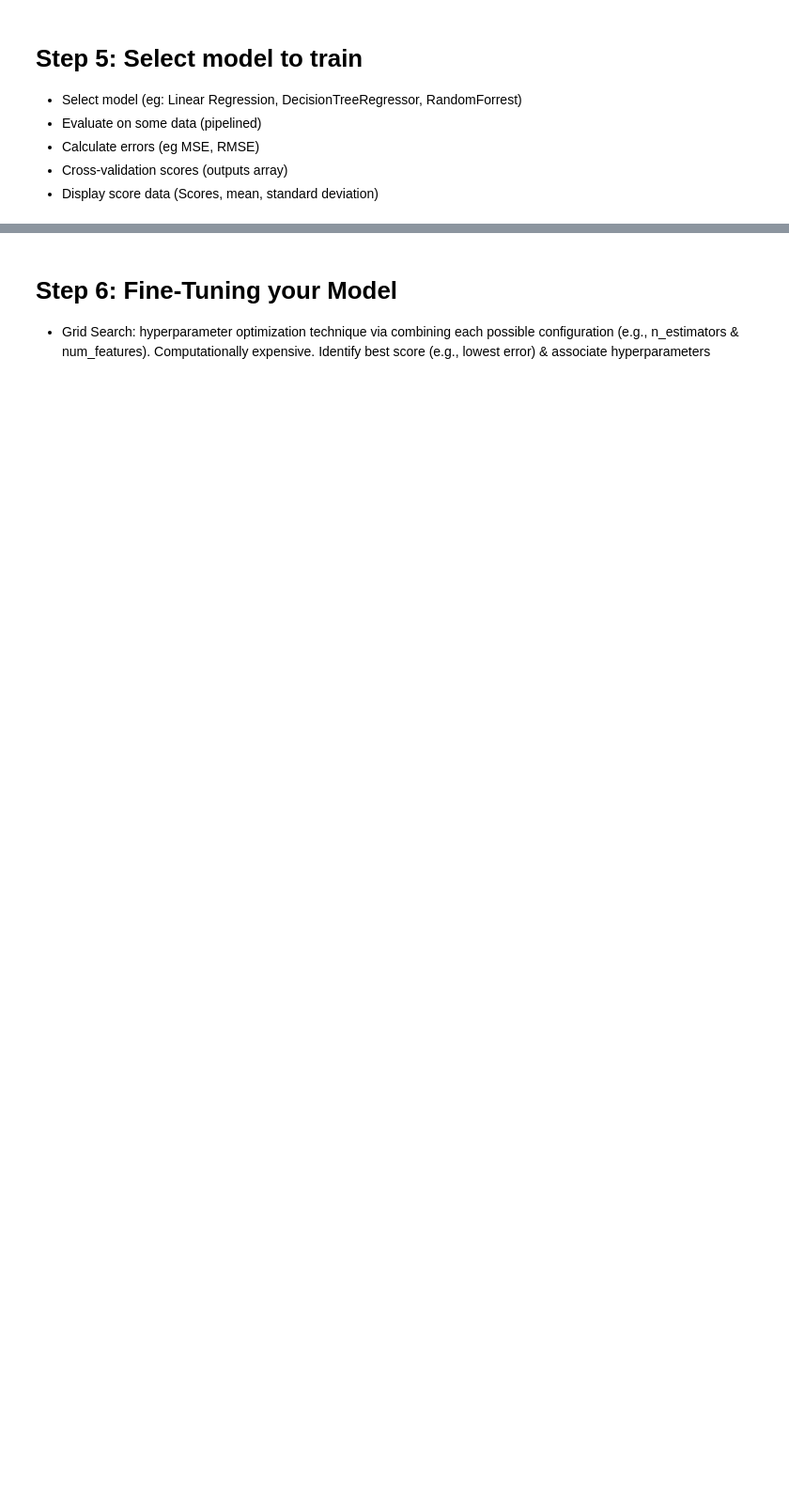
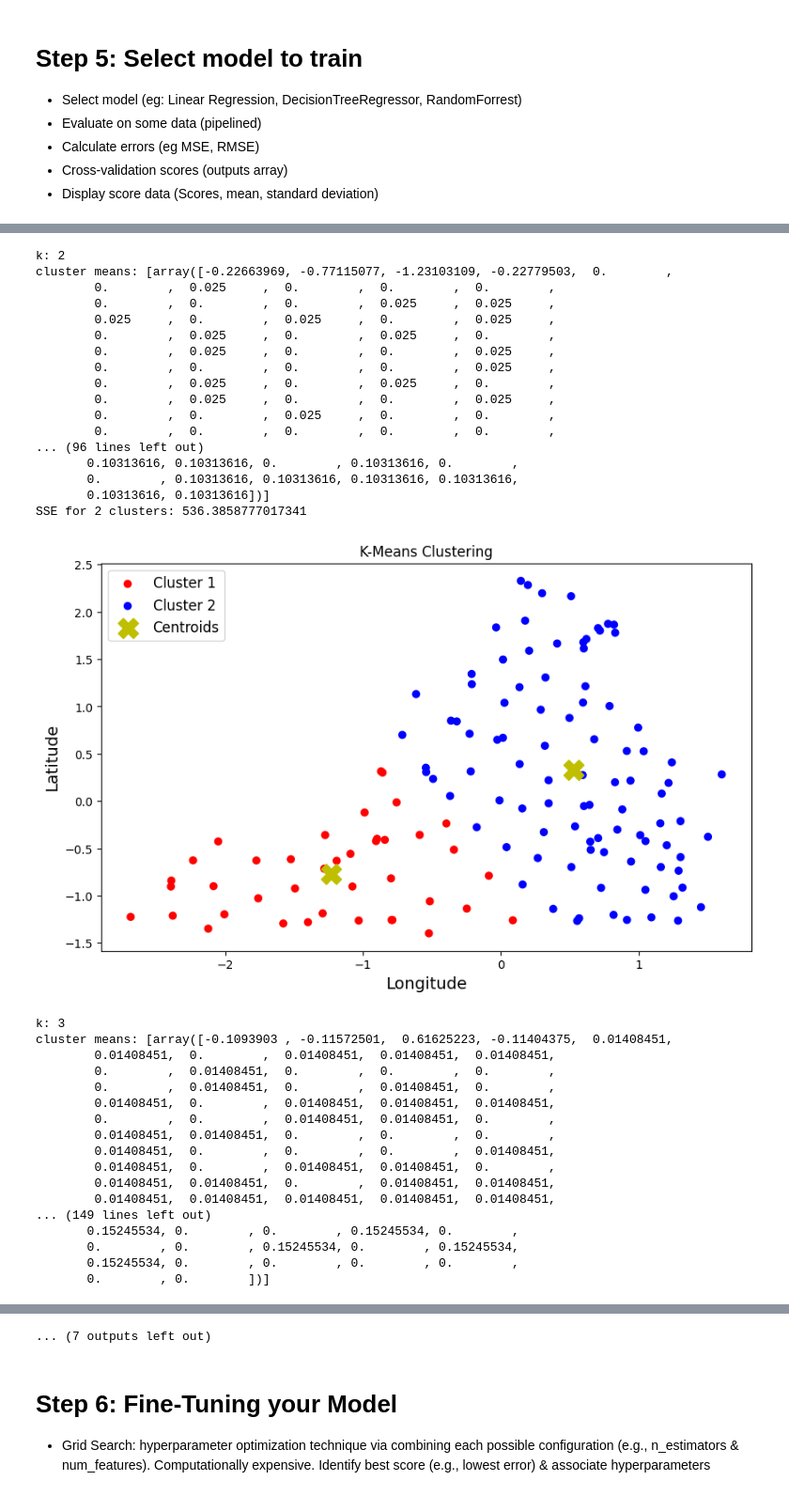
Before and after one commit to manoloc0/cs4774-final-project, a Jupyter notebook: CS4774_Final_Project.ipynb, the cells around one changed output, grey strips where cells are left out. Shown at 94% size. Cells and saved outputs as stored; diff of their text form; code cells hidden in the pictures; blank space fills up the shorter version.

```diff
--- a/CS4774_Final_Project.ipynb
+++ b/CS4774_Final_Project.ipynb
@@ -509,16 +310,0 @@ plt.gca().spines[['top', 'right',]].set_visible(False)
-# %%
-# get coordinates
-# for i in range(len(ev_registrations_2022)):
-for i in range(4):
-    query_fips = ev_registrations_2022.loc[i,"FIPS"]
-    print(query_fips)
-    fips_url = f"https://public.opendatasoft.com/api/explore/v2.1/catalog/datasets/us-county-boundaries/records?limit=20&countyfp_nozero={query_fips}"
-    fips_response = requests.get(fips_url)
-    if fips_response.status_code == 200:
-        coordinate = fips_response.json()['results'][0]['geo_point_2d']
-        print(coordinate)
-        # print(coordinate)
-        mid_lati.append(coordinate['lat'])
-        mid_longi.append(coordinate['lon'])
-    else:
-        print(f"Error: {fips_response.status_code}")
@@ -710,42 +417,80 @@ def mean_std(dataset, clusters):
 
 def get_sse(centroids, clusters):
   sse = 0
   for idx, cluster in enumerate(clusters):
       points = np.array(cluster)
       if len(points) > 0:
           #sse += np.sum(math.pow(np.linalg.norm(points - centroids[idx], axis=1),2))
           sse += np.sum((np.linalg.norm(points - centroids[idx], axis=1)**2))
   print("SSE for 2 clusters:", sse)
 
 for i in ks:
   print("k:", i)
-  centroids, clusters = kMeans(ev_registrations_2022,i)
-  mean_std(ev_registrations_2022, clusters)
+  centroids, clusters = kMeans(prepared_data,i)
+  mean_std(prepared_data, clusters)
   if i == 2:
     # sse for 2 clusters
     get_sse(centroids, clusters)
 
+  plt.figure(figsize=(10, 6))
   for idx, cluster in enumerate(clusters):
-    points = np.array(cluster)
-    if points.size > 0:
-          plt.scatter(points[:, 0], points[:, 1],
-            c=[colors[idx]] * len(points), label=f'Cluster {idx + 1}')
-    print()
-    print()
+      points = np.array(cluster)
+      if points.size > 0:
+            plt.scatter(points[:, 2], points[:, 1],
+              c=[colors[idx]] * len(points), label=f'Cluster {idx + 1}')
 
+  # Plot the centroids
   centroids = np.array(centroids)
-  plt.scatter(centroids[:, 0], centroids[:, 1], s=300, c='y', marker='X', label='Centroids')
+  plt.scatter(centroids[:, 2], centroids[:, 1], s=300, c='y', marker='X', label='Centroids')
 
+  # Set plot labels and title
   plt.title('K-Means Clustering')
-  # plt.plot(X[y_pred==0, 2], X[y_pred==0, 3], color[i])
-  plt.xlabel("logitude", fontsize=14)
-  plt.ylabel("latitude", fontsize=14)
+  plt.xlabel("Longitude", fontsize=14)
+  plt.ylabel("Latitude", fontsize=14)
   plt.legend(loc="upper left", fontsize=12)
+
+  #To see the output, run the code. #This displays the plot.
   plt.show()
 
 
 # sse plot
 plt.plot(ks, all_sse, marker='o')
 plt.xlabel('Num of clusters')
 plt.ylabel('SSE')
 plt.show()
+# %% [output]
+k: 2
+cluster means: [array([-0.22663969, -0.77115077, -1.23103109, -0.22779503,  0.        ,
+        0.        ,  0.025     ,  0.        ,  0.        ,  0.        ,
+        0.        ,  0.        ,  0.        ,  0.025     ,  0.025     ,
+        0.025     ,  0.        ,  0.025     ,  0.        ,  0.025     ,
+        0.        ,  0.025     ,  0.        ,  0.025     ,  0.        ,
+        0.        ,  0.025     ,  0.        ,  0.        ,  0.025     ,
+        0.        ,  0.        ,  0.        ,  0.        ,  0.025     ,
+        0.        ,  0.025     ,  0.        ,  0.025     ,  0.        ,
+        0.        ,  0.025     ,  0.        ,  0.        ,  0.025     ,
+        0.        ,  0.        ,  0.025     ,  0.        ,  0.        ,
+        0.        ,  0.        ,  0.        ,  0.        ,  0.        ,
+... (96 lines left out)
+       0.10313616, 0.10313616, 0.        , 0.10313616, 0.        ,
+       0.        , 0.10313616, 0.10313616, 0.10313616, 0.10313616,
+       0.10313616, 0.10313616])]
+SSE for 2 clusters: 536.3858777017341
+[figure, added]
+k: 3
+cluster means: [array([-0.1093903 , -0.11572501,  0.61625223, -0.11404375,  0.01408451,
+        0.01408451,  0.        ,  0.01408451,  0.01408451,  0.01408451,
+        0.        ,  0.01408451,  0.        ,  0.        ,  0.        ,
+        0.        ,  0.01408451,  0.        ,  0.01408451,  0.        ,
+        0.01408451,  0.        ,  0.01408451,  0.01408451,  0.01408451,
+        0.        ,  0.        ,  0.01408451,  0.01408451,  0.        ,
+        0.01408451,  0.01408451,  0.        ,  0.        ,  0.        ,
+        0.01408451,  0.        ,  0.        ,  0.        ,  0.01408451,
+        0.01408451,  0.        ,  0.01408451,  0.01408451,  0.        ,
+        0.01408451,  0.01408451,  0.        ,  0.01408451,  0.01408451,
+        0.01408451,  0.01408451,  0.01408451,  0.01408451,  0.01408451,
+... (149 lines left out)
+       0.15245534, 0.        , 0.        , 0.15245534, 0.        ,
+       0.        , 0.        , 0.15245534, 0.        , 0.15245534,
+       0.15245534, 0.        , 0.        , 0.        , 0.        ,
+       0.        , 0.        ])]
@@ -752,3 +570,4 @@ plt.show()
+... (7 outputs left out)
 # %% [markdown]
 # Step 6: Fine-Tuning your Model
 *   Grid Search: hyperparameter optimization technique via combining each possible configuration (e.g., n_estimators & num_features). Computationally expensive. Identify best score (e.g., lowest error) & associate hyperparameters
```
Also changed, not shown: parts of 42 cells of this notebook.
